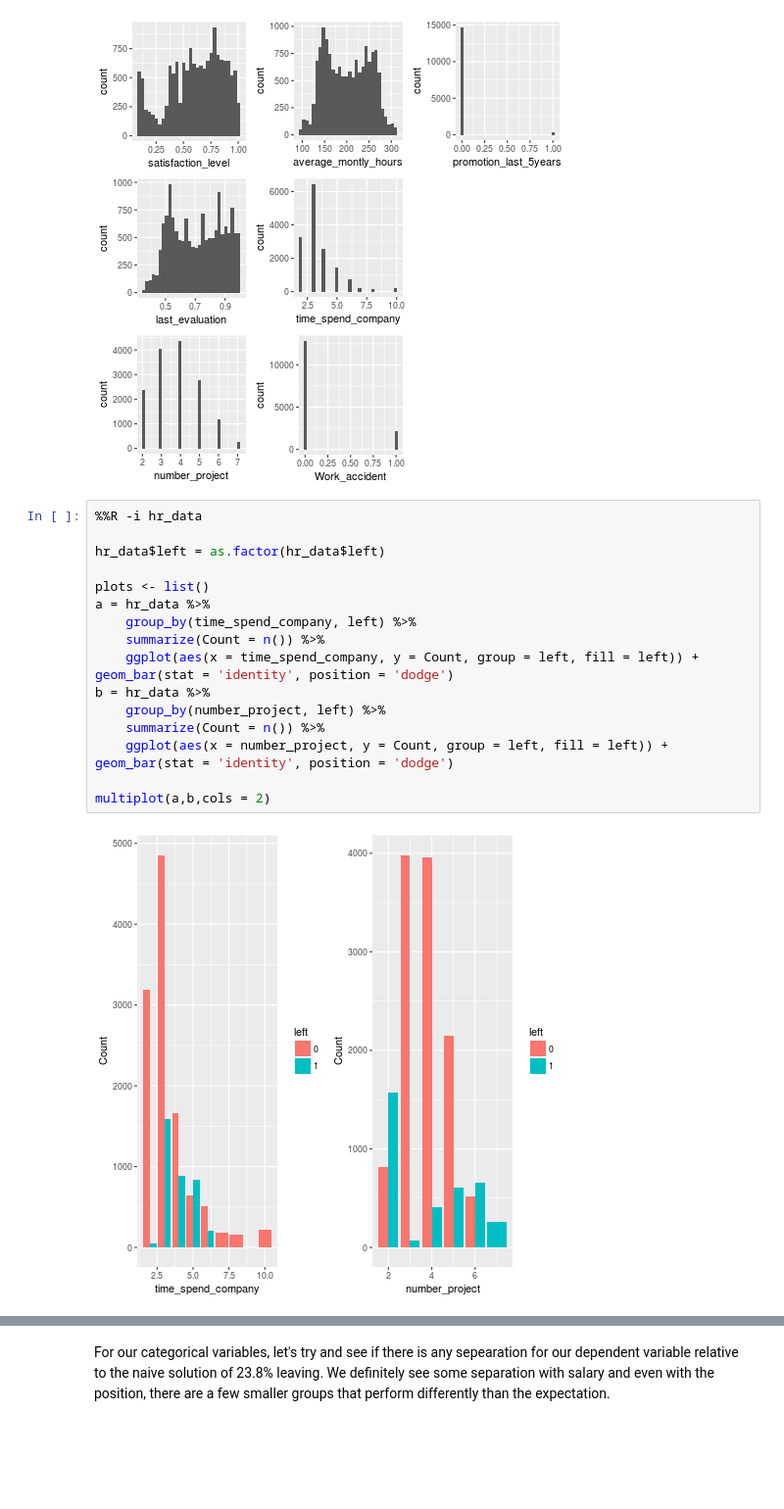
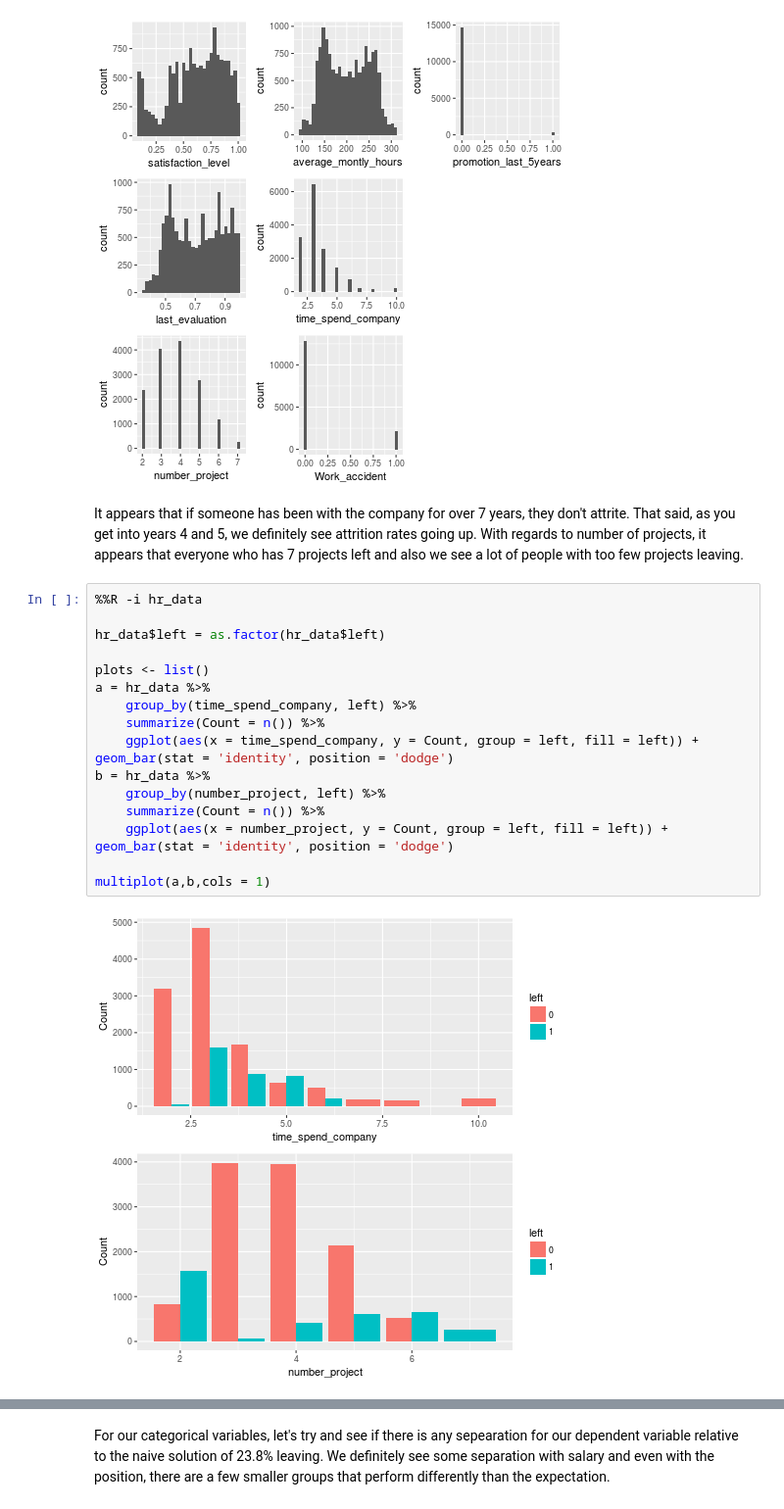
Before and after one commit to acorso522/kaggle_hr_analytics, a Jupyter notebook: hr_analytics.ipynb, the cells around one changed output, grey strips where cells are left out. Shown: that part at 98% size. Cells and saved outputs as stored; diff of their text form; blank space fills up the shorter version.

Commit message:
change to plots

```diff
--- a/hr_analytics.ipynb
+++ b/hr_analytics.ipynb
@@ -158,21 +121,23 @@ multiplot(plotlist = plots, cols = 3)
 # %% [output]
   warnings.warn(x, RRuntimeWarning)
 [figure]
+# %% [markdown]
+It appears that if someone has been with the company for over 7 years, they don't attrite. That said, as you get into years 4 and 5, we definitely see attrition rates going up. With regards to number of projects, it appears that everyone who has 7 projects left and also we see a lot of people with too few projects leaving.
 # %%
 %%R -i hr_data
 
 hr_data$left = as.factor(hr_data$left)
 
 plots <- list()
 a = hr_data %>%
     group_by(time_spend_company, left) %>%
     summarize(Count = n()) %>%
     ggplot(aes(x = time_spend_company, y = Count, group = left, fill = left)) + geom_bar(stat = 'identity', position = 'dodge')
 b = hr_data %>%
     group_by(number_project, left) %>%
     summarize(Count = n()) %>%
     ggplot(aes(x = number_project, y = Count, group = left, fill = left)) + geom_bar(stat = 'identity', position = 'dodge')
 
-multiplot(a,b,cols = 2)
+multiplot(a,b,cols = 1)
 # %% [output]
-[figure, old version]
+[figure, new version]
```
Also changed, not shown: parts of 23 cells of this notebook, 3 other files.
